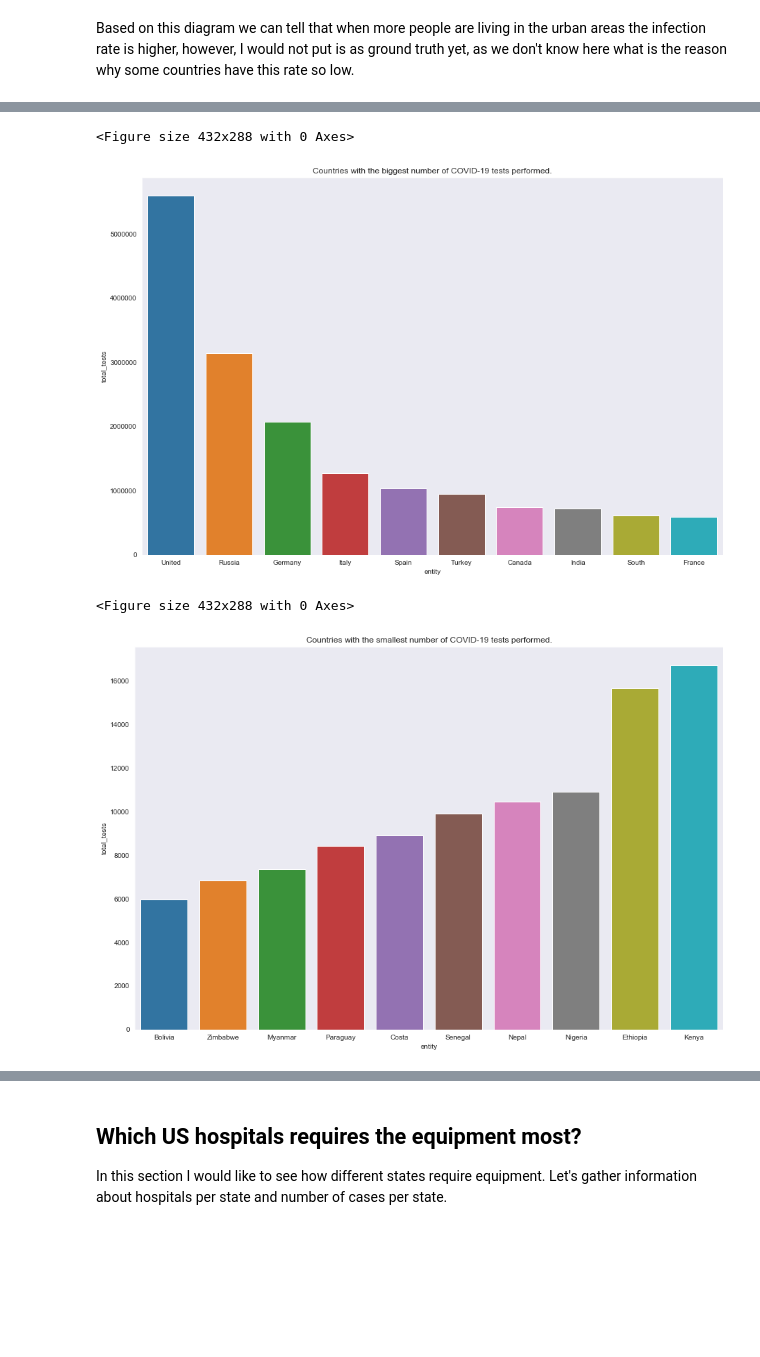
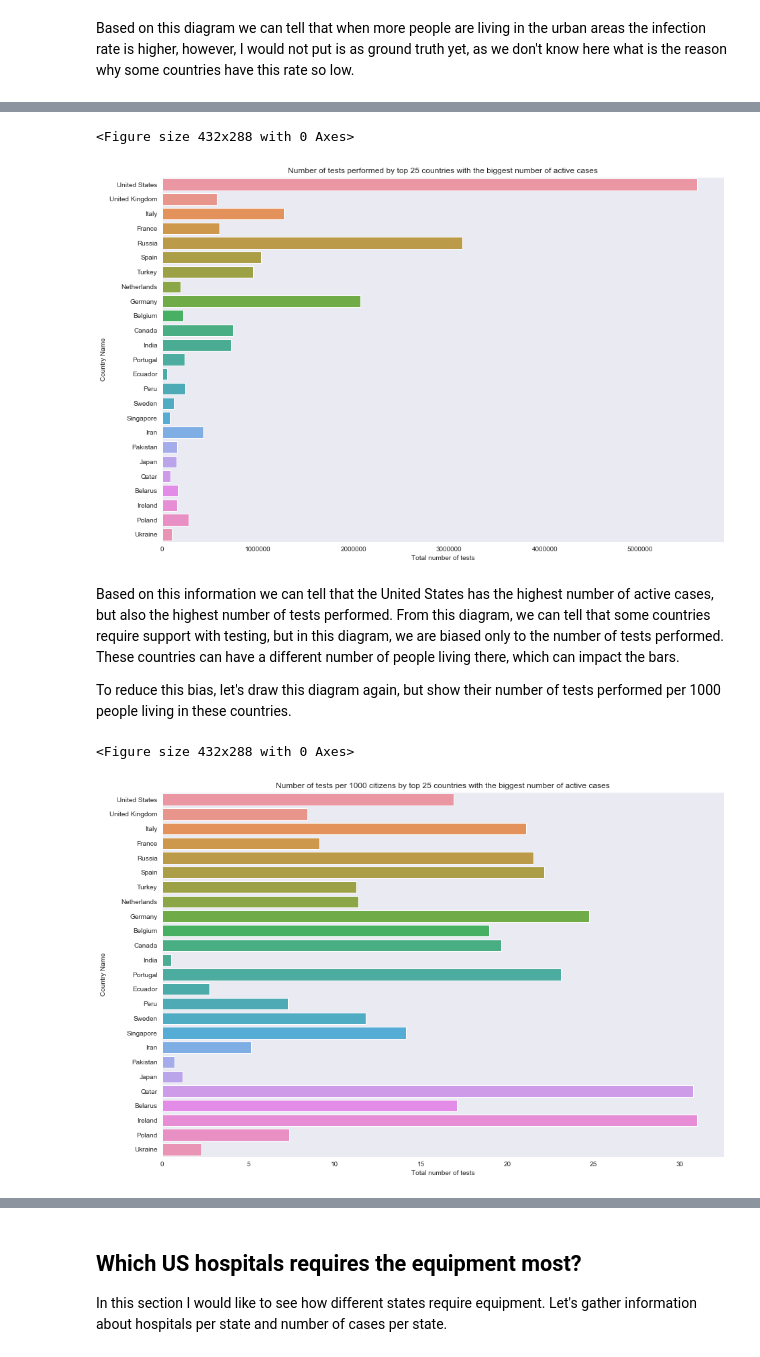
Before and after one commit to WernherVonData/Covid-19-Uncover-Challange, a Jupyter notebook: Be safe - who is in the biggest need of PPE.ipynb, the cells around one changed output, grey strips where cells are left out. Saved outputs shown, nothing was run; the diff lists cells and outputs as text; code cells hidden in the pictures; blank space fills up the shorter version.

Commit message:
Data for the second iteration

```diff
--- a/Be safe - who is in the biggest need of PPE.ipynb
+++ b/Be safe - who is in the biggest need of PPE.ipynb
@@ -97,6 +96,8 @@ country_information.head()
 Now I'm taking the dataset about the testing in different countries and clean the column with country name.
 # %%
 country_testing = pd.read_csv('kaggle/input/uncover/UNCOVER/our_world_in_data/covid-19-testing-all-observations.csv')
+country_testing['entity'] = country_testing.entity.str.split('-').str[0]
+country_testing['entity'] = country_testing.entity.str.rstrip()
 country_testing.head()
 # %% [output]
 |  | entity | date | source_url | source_label | notes | cumulative_total | daily_change_in_cumulative_total | ... |
@@ -328,11 +329,23 @@ In order to draw good diagrams based on the clean data, I will start extracting
 def getLatestCountryDate(entity, df=country_testing):
     return df[df['entity'] == entity].sort_values(by='cumulative_total', ascending=False)['date'].values[0]
 
+def getInfections(entity, df=country_data):
+    infections = country_data[country_data['country_region'] == entity]['active'].values
+    if entity == 'United States':
+        infections = country_data[country_data['country_region'] == 'US']['active'].values
+    if len(infections) == 0:
+        return 0
+    return infections[0]
+
 entities = country_testing['entity'].drop_duplicates().values
-
-tests_total = pd.DataFrame(columns = ['entity', 'total_tests'])
+tests_total = pd.DataFrame(columns = ['entity', 'total_tests', 'tests_per_thousand'])
 
 for entity in entities:
-    tests_total = tests_total.append({'entity' : entity , 'total_tests' : country_testing[(country_testing['entity']==entity) & (country_testing['date']==getLatestCountryDate(entity))]['cumulative_total'].values[0]} , ignore_index=True)
+    tests_total = tests_total.append({'entity' : entity ,
+                                      'total_tests' : country_testing[(country_testing['entity']==entity) & (country_testing['date']==getLatestCountryDate(entity))]['cumulative_total'].values[0],
+                                      'tests_per_thousand' : country_testing[(country_testing['entity']==entity) & (country_testing['date']==getLatestCountryDate(entity))]['cumulative_total_per_thousand'].values[0]
+                                     } , ignore_index=True)
+tests_total['population'] = tests_total['entity'].apply(lambda x: getPopulation(x))
+tests_total['active_infections'] = tests_total['entity'].apply(lambda x: getInfections(x))
 tests_total.head()
 # %% [output]
@@ -345,18 +358,26 @@ tests_total.head()
 # %%
 plt.clf()
 plt.figure(figsize=(15,10))
-ax = sns.barplot(x='entity', y='total_tests', data=tests_total.sort_values('total_tests', ascending=False).head(10))
-ax.set_title('Countries with the biggest number of COVID-19 tests performed.')
+ax = sns.barplot(x='total_tests', y='entity', data=tests_total.sort_values('active_infections', ascending=False).head(25))
+ax.set_title('Number of tests performed by top 25 countries with the biggest number of active cases')
+ax.set_xlabel('Total number of tests')
+ax.set_ylabel('Country Name')
 plt.show()
 # %% [output]
 <Figure size 432x288 with 0 Axes>
-[figure, old version]
+[figure, new version]
+# %% [markdown]
+Based on this information we can tell that the United States has the highest number of active cases, but also the highest number of tests performed. From this diagram, we can tell that some countries require support with testing, but in this diagram, we are biased only to the number of tests performed. These countries can have a different number of people living there, which can impact the bars.
+
+To reduce this bias, let's draw this diagram again, but show their number of tests performed per 1000 people living in these countries.
 # %%
 plt.clf()
 plt.figure(figsize=(15,10))
-ax = sns.barplot(x='entity', y='total_tests', data=tests_total.sort_values('total_tests').head(10))
-ax.set_title('Countries with the smallest number of COVID-19 tests performed.')
+ax = sns.barplot(x='tests_per_thousand', y='entity', data=tests_total.sort_values('active_infections', ascending=False).head(25))
+ax.set_title('Number of tests per 1000 citizens by top 25 countries with the biggest number of active cases')
+ax.set_xlabel('Total number of tests')
+ax.set_ylabel('Country Name')
 plt.show()
 # %% [output]
 <Figure size 432x288 with 0 Axes>
-[figure, old version]
+[figure, new version]
```
Also changed, not shown: parts of 15 cells of this notebook.
